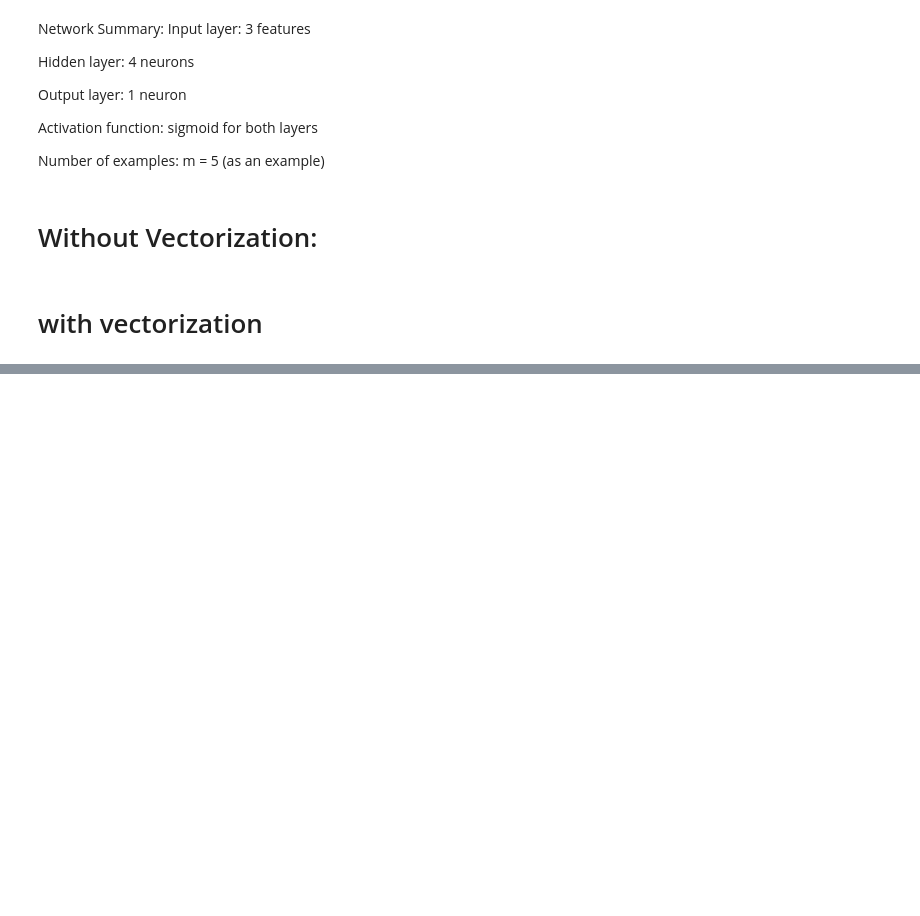
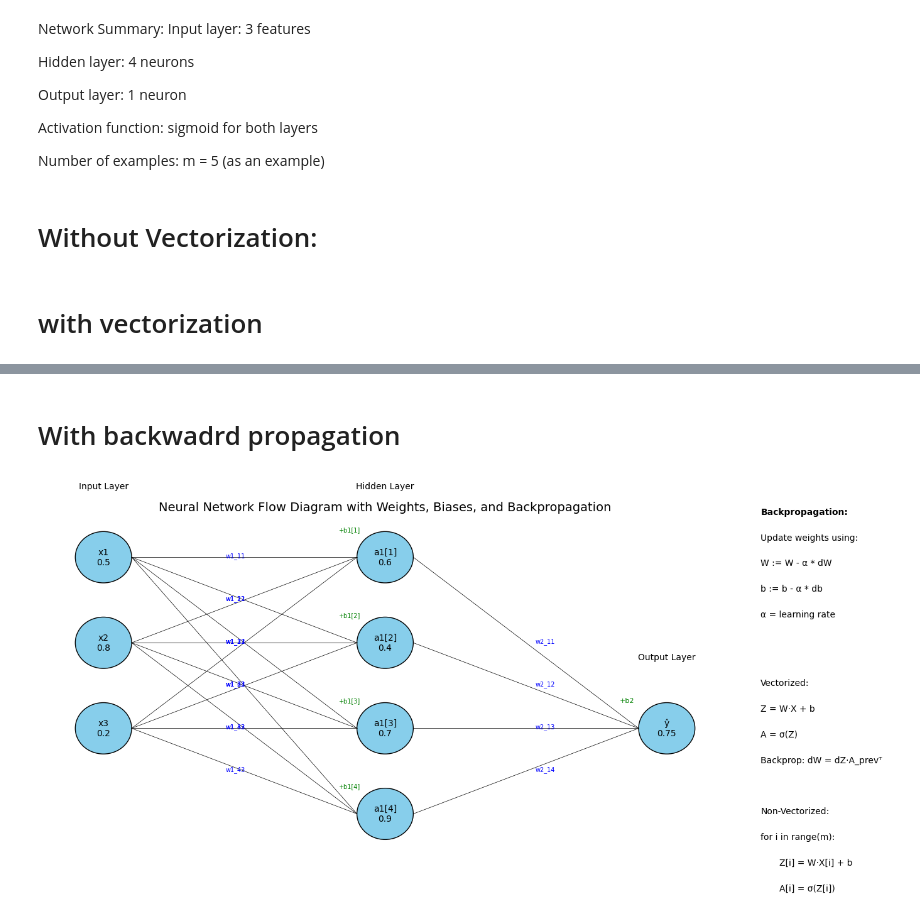
Before and after one commit to ZohanaZuthi/Deep_Learning, a Jupyter notebook: Vectorization.ipynb, the cells around one changed output, grey strips where cells are left out. Drawn from its saved outputs; the diff is of its cells as text; code cells hidden in the pictures; blank space fills up the shorter version.

```diff
--- a/Vectorization.ipynb
+++ b/Vectorization.ipynb
@@ -91,0 +150,78 @@ A2 = sigmoid(Z2)
+# %% [markdown]
+# With backwadrd propagation
+# %%
+import matplotlib.pyplot as plt
+import matplotlib.patches as patches
+
+fig, ax = plt.subplots(figsize=(14, 7))
+ax.axis('off')
+
+# Draw a circle for each neuron
+def draw_circle(x, y, label):
+    circle = plt.Circle((x, y), 0.3, color='skyblue', ec='black')
+    ax.add_patch(circle)
+    ax.text(x, y, label, fontsize=10, ha='center', va='center')
+
+# Input layer
+input_vals = {'x1': 0.5, 'x2': 0.8, 'x3': 0.2}
+for i, (label, val) in enumerate(input_vals.items()):
+    draw_circle(1, 4 - i, f'{label}\n{val}')
+
+# Hidden layer
+hidden_vals = [0.6, 0.4, 0.7, 0.9]
+for i, val in enumerate(hidden_vals):
+    draw_circle(4, 4 - i, f'a1[{i+1}]\n{val}')
+
+# Output layer
+output_val = 0.75
+draw_circle(7, 2, f'ŷ\n{output_val}')
+
+# Connections from input to hidden
+for i in range(3):
+    for j in range(4):
+        ax.plot([1.3, 3.7], [4 - i, 4 - j], 'k-', lw=0.5)
+        mid_x = (1.3 + 3.7) / 2
+        mid_y = (4 - i + 4 - j) / 2
+        ax.text(mid_x - 0.2, mid_y, f'w1_{j+1}{i+1}', fontsize=7, color='blue')
+
+# Biases to hidden
+for j in range(4):
+    ax.text(3.5, 4 - j + 0.3, f'+b1[{j+1}]', fontsize=7, color='green')
+
+# Connections from hidden to output
+for j in range(4):
+    ax.plot([4.3, 6.7], [4 - j, 2], 'k-', lw=0.5)
+    mid_x = (4.3 + 6.7) / 2
+    mid_y = (4 - j + 2) / 2
+    ax.text(mid_x + 0.1, mid_y, f'w2_{1}{j+1}', fontsize=7, color='blue')
+
+# Bias to output
+ax.text(6.5, 2.3, '+b2', fontsize=8, color='green')
+
+# Labels
+ax.text(1, 4.8, 'Input Layer', ha='center', fontsize=10)
+ax.text(4, 4.8, 'Hidden Layer', ha='center', fontsize=10)
+ax.text(7, 2.8, 'Output Layer', ha='center', fontsize=10)
+
+# Backpropagation (conceptual annotation)
+ax.text(8, 4.5, 'Backpropagation:', fontsize=10, fontweight='bold')
+ax.text(8, 4.2, 'Update weights using:')
+ax.text(8, 3.9, 'W := W - α * dW')
+ax.text(8, 3.6, 'b := b - α * db')
+ax.text(8, 3.3, 'α = learning rate')
+
+# Vectorized vs Non-Vectorized notes
+ax.text(8, 2.5, 'Vectorized:')
+ax.text(8, 2.2, 'Z = W·X + b')
+ax.text(8, 1.9, 'A = σ(Z)')
+ax.text(8, 1.6, 'Backprop: dW = dZ·A_prevᵀ')
+
+ax.text(8, 1.0, 'Non-Vectorized:')
+ax.text(8, 0.7, 'for i in range(m):')
+ax.text(8.2, 0.4, 'Z[i] = W·X[i] + b')
+ax.text(8.2, 0.1, 'A[i] = σ(Z[i])')
+
+plt.title('Neural Network Flow Diagram with Weights, Biases, and Backpropagation', fontsize=14)
+plt.show()
+# %% [output]
+[figure, added]
```
Also changed, not shown: parts of 5 cells of this notebook, 1 other file.
